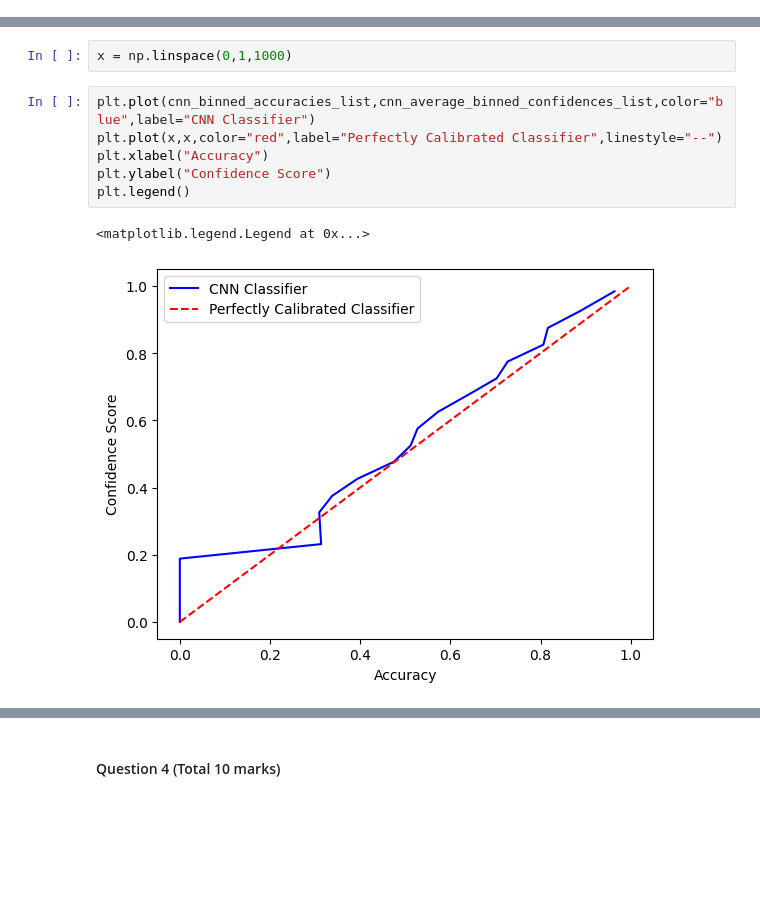
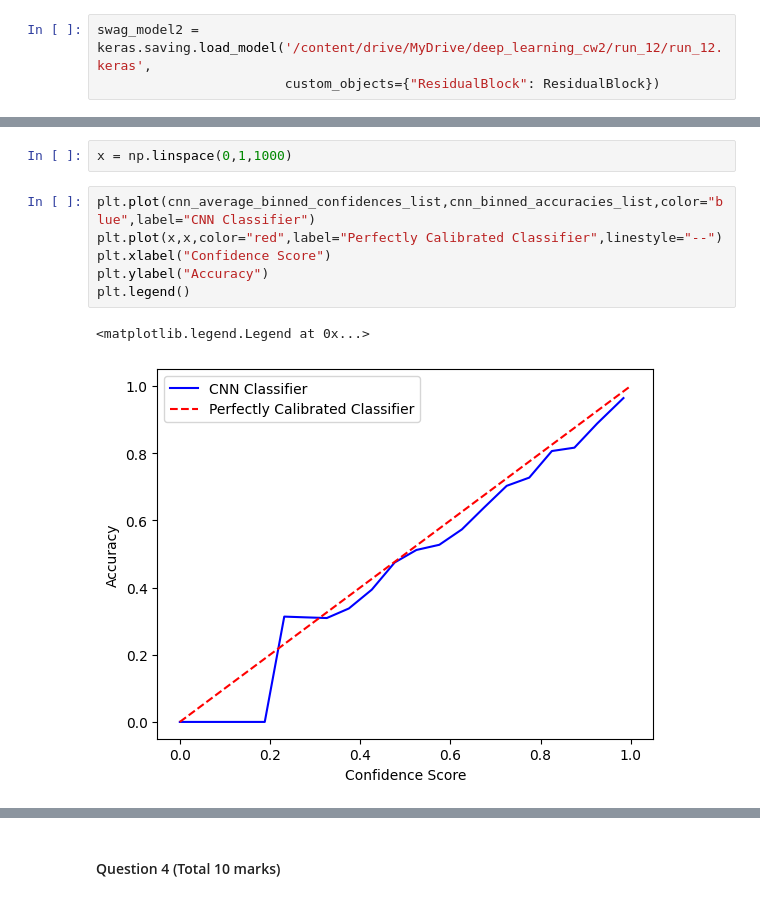
Before and after one commit to Gautam-Chauhan/DeepLearningCoursework2, a Jupyter notebook: Summative_assessment_2.ipynb, the cells around one changed output, grey strips where cells are left out. Saved outputs shown, nothing was run; the diff lists cells and outputs as text; blank space fills up the shorter version.

```diff
--- a/Summative_assessment_2.ipynb
+++ b/Summative_assessment_2.ipynb
@@ -1085,0 +1088,3 @@ Text(0, 0.5, 'accuracy')
+# %%
+swag_model2 = keras.saving.load_model('/content/drive/MyDrive/deep_learning_cw2/run_12/run_12.keras',
+                        custom_objects={"ResidualBlock": ResidualBlock})
@@ -1339,12 +1443,12 @@ for i in range(20):
 # %%
 x = np.linspace(0,1,1000)
 # %%
-plt.plot(cnn_binned_accuracies_list,cnn_average_binned_confidences_list,color="blue",label="CNN Classifier")
+plt.plot(cnn_average_binned_confidences_list,cnn_binned_accuracies_list,color="blue",label="CNN Classifier")
 plt.plot(x,x,color="red",label="Perfectly Calibrated Classifier",linestyle="--")
-plt.xlabel("Accuracy")
-plt.ylabel("Confidence Score")
+plt.xlabel("Confidence Score")
+plt.ylabel("Accuracy")
 plt.legend()
 # %% [output]
 <matplotlib.legend.Legend at 0x...>
-[figure, old version]
+[figure, new version]
 # %%
```
Also changed, not shown: parts of 27 cells of this notebook.
